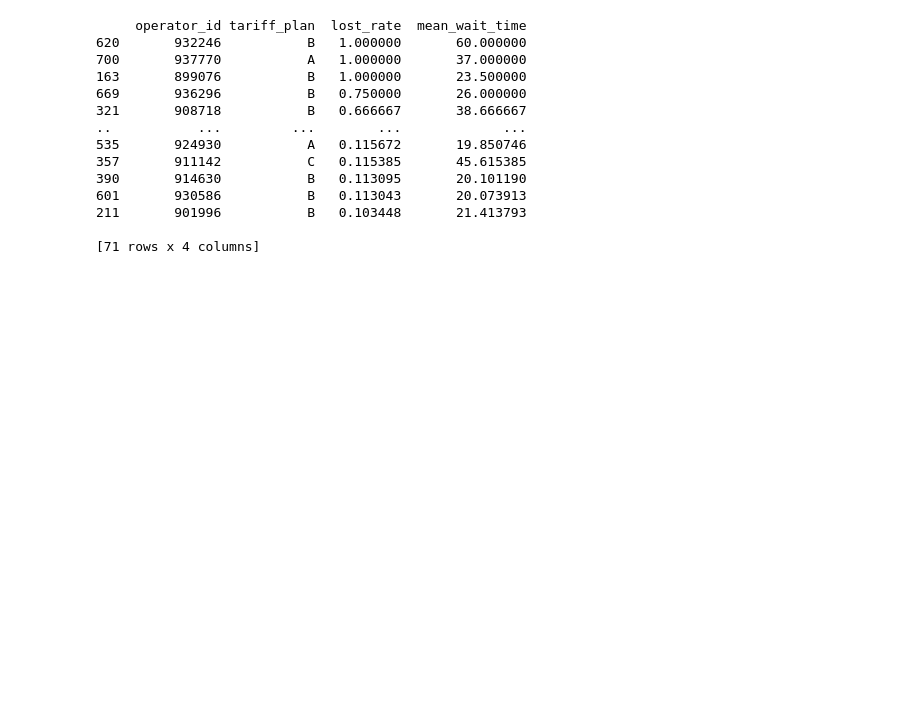
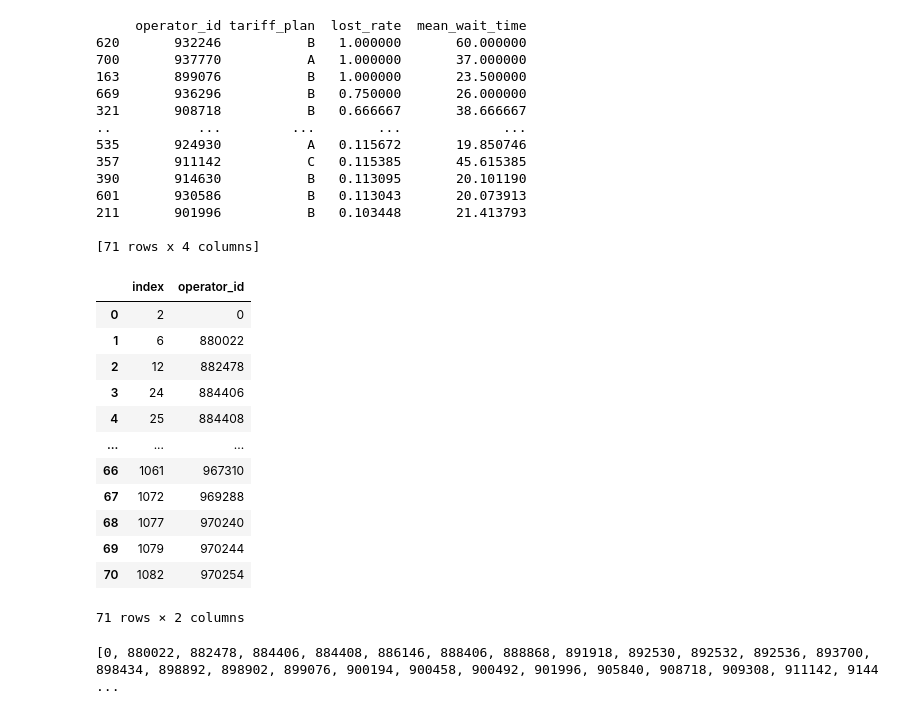
Before and after one commit to DavidRC-Ing/CallMeMaybe-virtual-telephony, a Jupyter notebook: CallMeMaybe virtual telephony.ipynb, the cells around one changed output. Drawn from its saved outputs; the diff is of its cells as text; code cells hidden in the pictures; blank space fills up the shorter version.

```diff
--- a/CallMeMaybe virtual telephony.ipynb
+++ b/CallMeMaybe virtual telephony.ipynb
@@ -875,3 +930,30 @@ print(ineficientes[['operator_id', 'tariff_plan', 'lost_rate', 'mean_wait_time']
 211       901996           B   0.103448       21.413793
 
 [71 rows x 4 columns]
+# %%
+# Identificacion de los operadores menos eficientes
+
+Id_operator_ineficiente= ineficientes['operator_id'].reset_index()
+display(Id_operator_ineficiente)
+
+lista_ineficientes = []
+
+for i in Id_operator_ineficiente['operator_id']:
+    lista_ineficientes.append(i)
+
+print(lista_ineficientes)
+# %% [output]
+|  | index | operator_id |
+| 0 | 2 | 0 |
+| 1 | 6 | 880022 |
+| 2 | 12 | 882478 |
+| 3 | 24 | 884406 |
+| 4 | 25 | 884408 |
+| ... | ... | ... |
+| 66 | 1061 | 967310 |
+| 67 | 1072 | 969288 |
+| 68 | 1077 | 970240 |
+| 69 | 1079 | 970244 |
+| 70 | 1082 | 970254 |
+71 rows × 2 columns
+[0, 880022, 882478, 884406, 884408, 886146, 888406, 888868, 891918, 892530, 892532, 892536, 893700, 898434, 898892, 898902, 899076, 900194, 900458, 900492, 901996, 905840, 908718, 909308, 911142, 9144 ...
```
Also changed, not shown: parts of 41 cells of this notebook.
